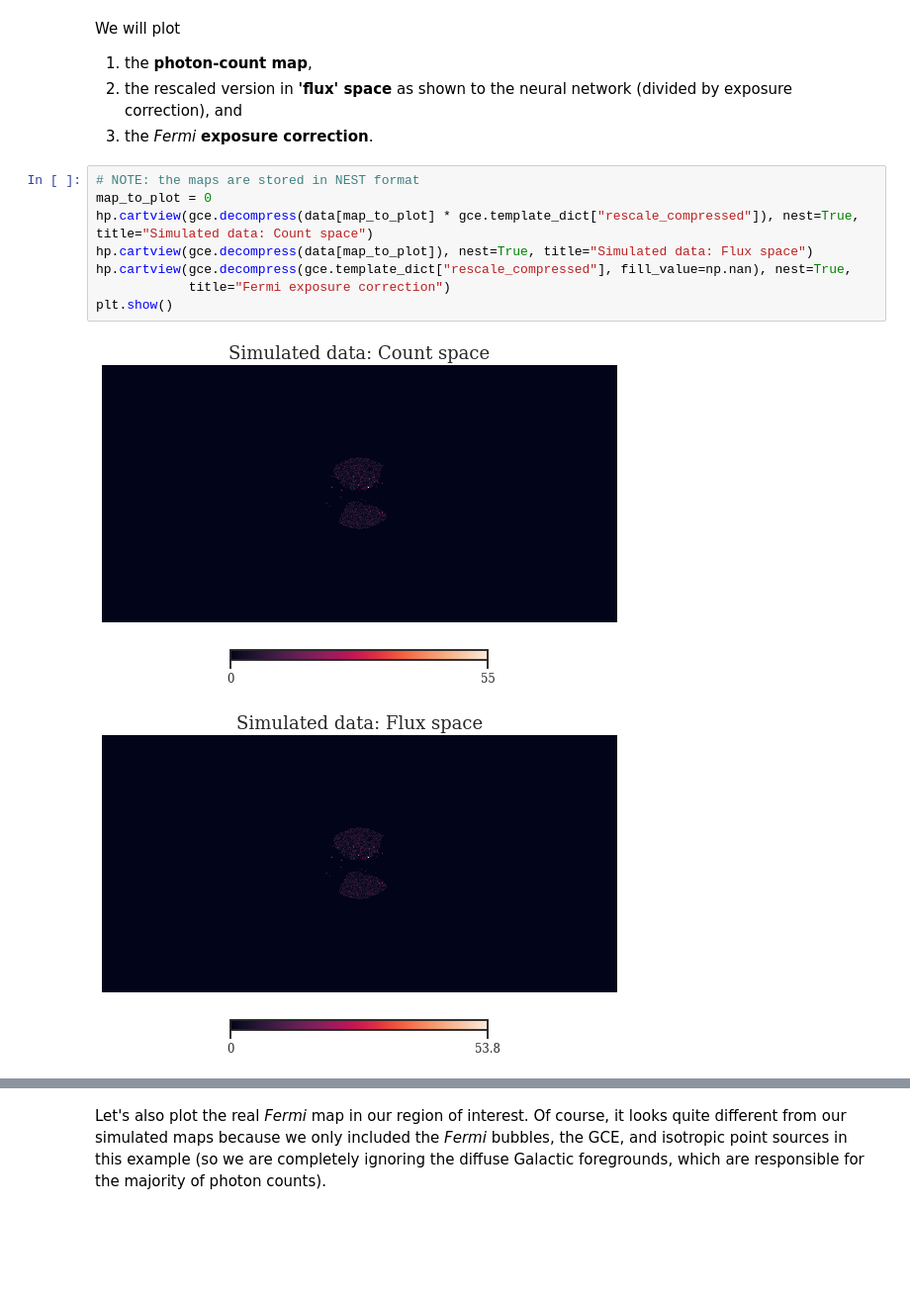
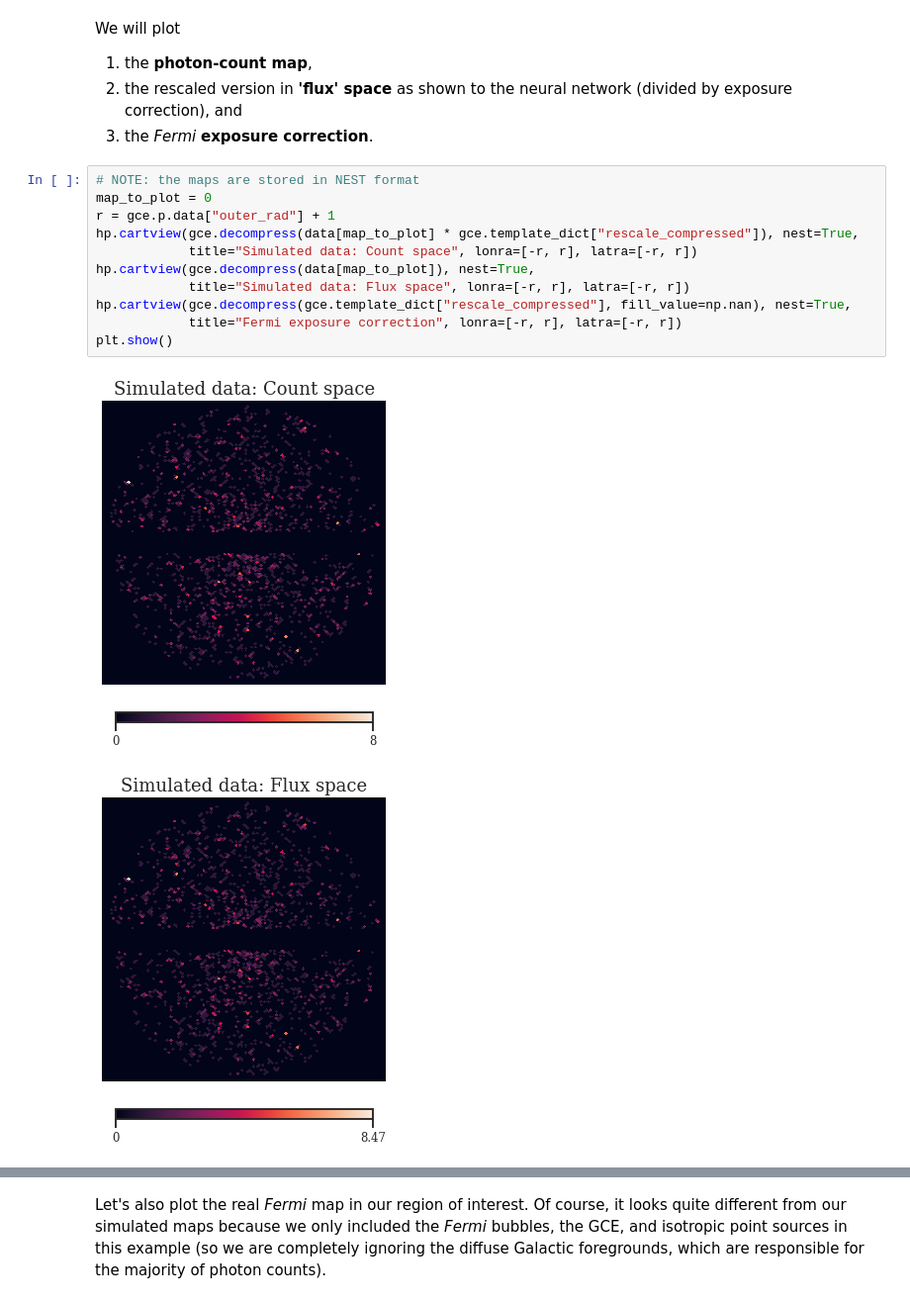
Before and after one commit to FloList/GCE_NN, a Jupyter notebook: examples/gce_nn_example_notebook.ipynb, the cells around one changed output, grey strips where cells are left out. Shown: that part at 99% size. Saved outputs shown, nothing was run; the diff lists cells and outputs as text; blank space fills up the shorter version.

```diff
--- a/examples/gce_nn_example_notebook.ipynb
+++ b/examples/gce_nn_example_notebook.ipynb
@@ -230,11 +193,14 @@ We will plot
 # %%
 # NOTE: the maps are stored in NEST format
 map_to_plot = 0
-hp.cartview(gce.decompress(data[map_to_plot] * gce.template_dict["rescale_compressed"]), nest=True, title="Simulated data: Count space")
-hp.cartview(gce.decompress(data[map_to_plot]), nest=True, title="Simulated data: Flux space")
+r = gce.p.data["outer_rad"] + 1
+hp.cartview(gce.decompress(data[map_to_plot] * gce.template_dict["rescale_compressed"]), nest=True,
+            title="Simulated data: Count space", lonra=[-r, r], latra=[-r, r])
+hp.cartview(gce.decompress(data[map_to_plot]), nest=True,
+            title="Simulated data: Flux space", lonra=[-r, r], latra=[-r, r])
 hp.cartview(gce.decompress(gce.template_dict["rescale_compressed"], fill_value=np.nan), nest=True,
-            title="Fermi exposure correction")
+            title="Fermi exposure correction", lonra=[-r, r], latra=[-r, r])
 plt.show()
 # %% [output]
-[figure, old version]
+[figure, new version]
-[figure, old version]
+[figure, new version]
```
Also changed, not shown: parts of 22 cells of this notebook, 5 other files.
